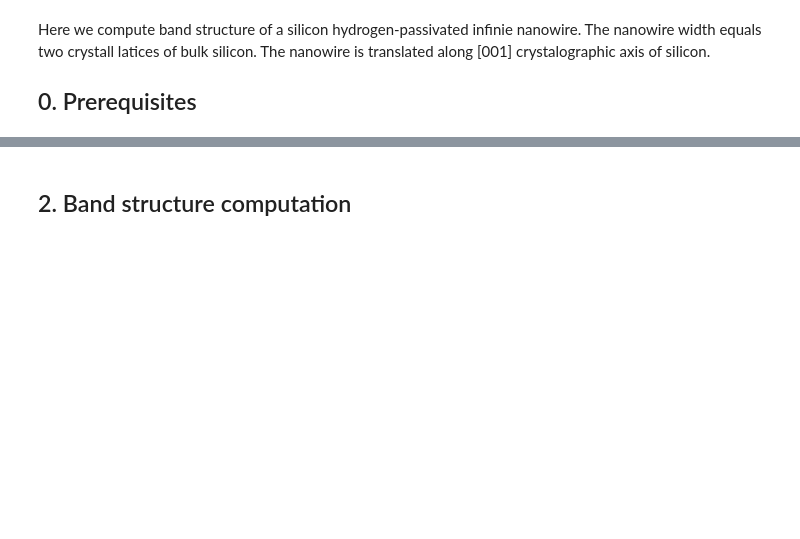
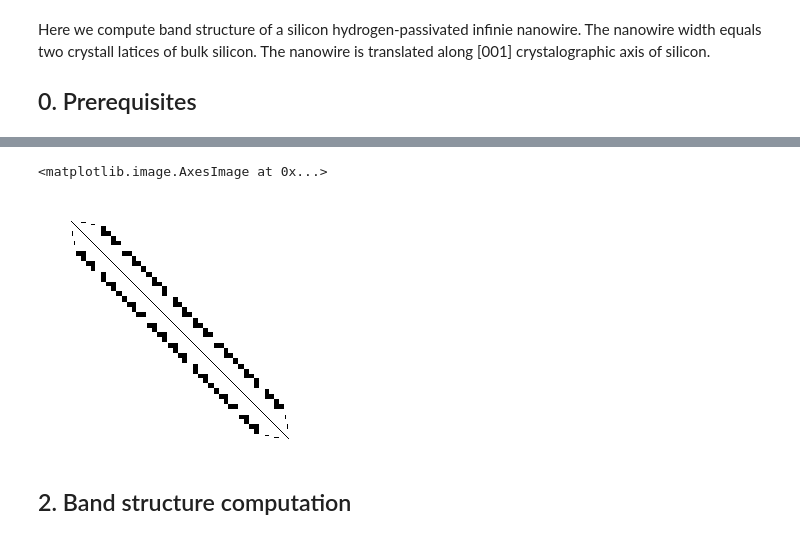
Before and after one commit to freude/NanoNet, a Jupyter notebook: jupyter_notebooks/silicon_nanowire.ipynb, the cells around one changed output, grey strips where cells are left out. Saved outputs shown, nothing was run; the diff lists cells and outputs as text; code cells hidden in the pictures; blank space fills up the shorter version.

```diff
--- a/jupyter_notebooks/silicon_nanowire.ipynb
+++ b/jupyter_notebooks/silicon_nanowire.ipynb
@@ -23,3 +41,9 @@ h.set_periodic_bc(PRIMITIVE_CELL)
+# %%
+plt.axis('off')
+plt.spy(np.abs(h.h_matrix))
+# %% [output]
+<matplotlib.image.AxesImage at 0x...>
+[figure, added]
 # %% [markdown]
 ## 2. Band structure computation
 # %%
```
Also changed, not shown: parts of 4 cells of this notebook, 11 other files.
